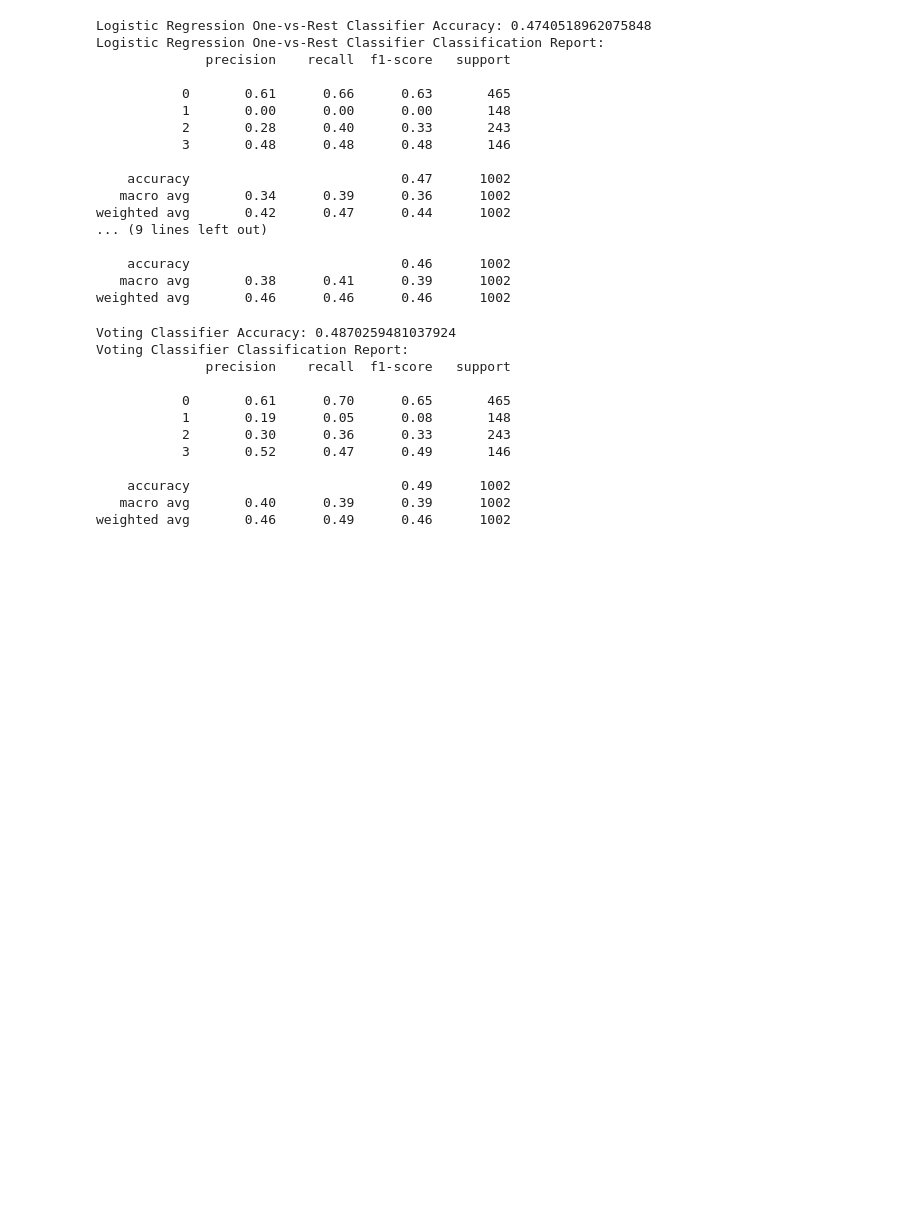
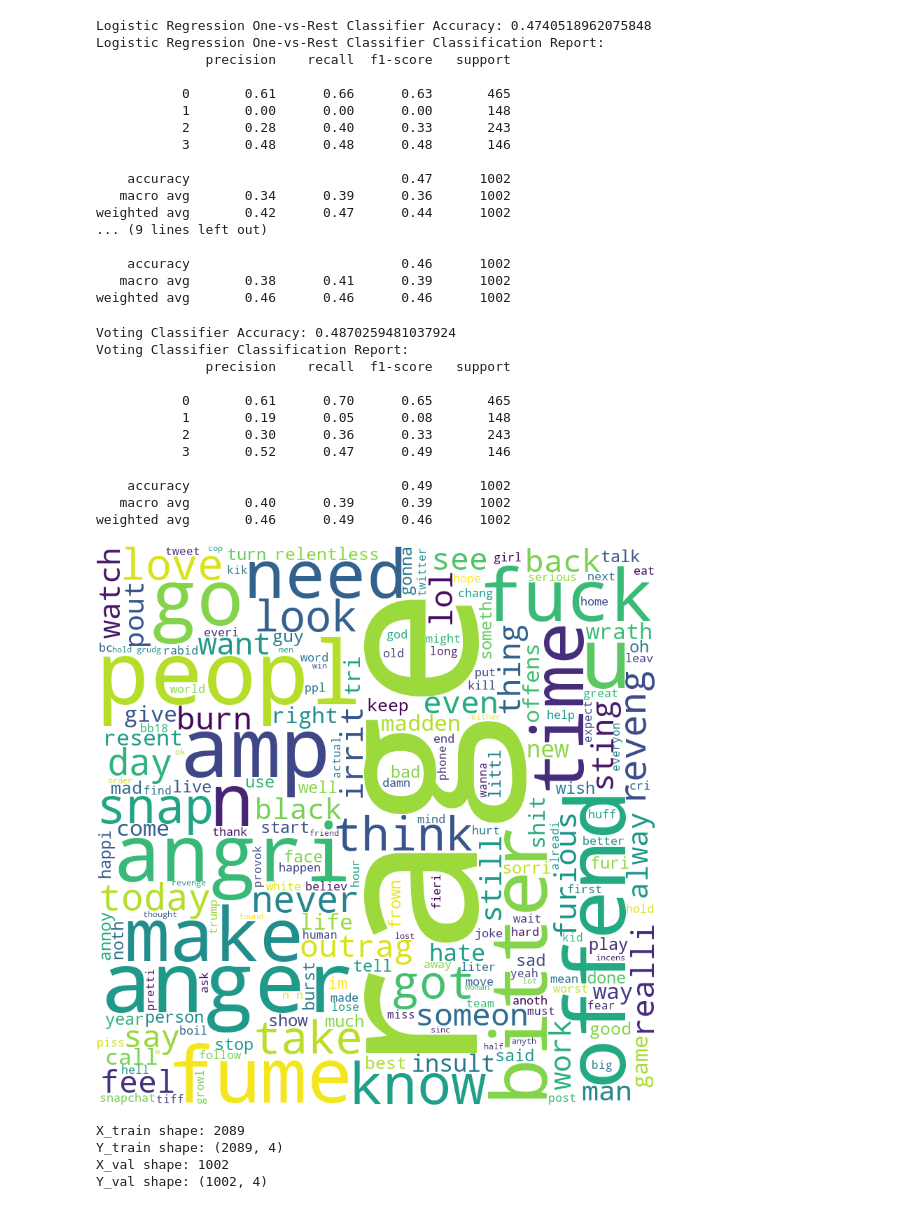
Before and after one commit to ManoharVit/Social-Media-Sentiment-Analysis, a Jupyter notebook: anger/ML_Classification_anger.ipynb, the cells around one changed output. Saved outputs shown, nothing was run; the diff lists cells and outputs as text; code cells hidden in the pictures; blank space fills up the shorter version.

```diff
--- a/anger/ML_Classification_anger.ipynb
+++ b/anger/ML_Classification_anger.ipynb
@@ -289,3 +321,48 @@ Voting Classifier Classification Report:
     accuracy                           0.49      1002
    macro avg       0.40      0.39      0.39      1002
 weighted avg       0.46      0.49      0.46      1002
+# %%
+# Combine the training data into a single string
+train_text = ' '.join(data_train['Tweet'].to_list())
+
+# Generate a word cloud from the training data
+wordcloud = WordCloud(width=800, height=800, background_color='white', min_font_size=10).generate(train_text)
+
+# Save the word cloud image
+wc_img_path = "train_wordcloud.png"
+wordcloud.to_file(wc_img_path)
+
+# Display the word cloud image
+img = PILImage.open(wc_img_path)
+display(img)
+# %% [output]
+[figure, added]
+# %%
+# Convert target variables to categorical
+y_train = to_categorical(data_train['Intensity_Class'].to_numpy())
+y_val = to_categorical(data_test['Intensity_Class'].to_numpy())
+
+
+max_features = 5000
+max_words = 100
+batch_size = 64
+epochs = 20
+num_classes = 4
+
+
+# Prepare the training and validation data
+X_train = data_train['Tweet'].to_list()
+X_val = data_test['Tweet'].to_list()
+Y_train = y_train
+Y_val = y_val
+
+# Print shapes to verify
+print(f'X_train shape: {len(X_train)}')
+print(f'Y_train shape: {Y_train.shape}')
+print(f'X_val shape: {len(X_val)}')
+print(f'Y_val shape: {Y_val.shape}')
+# %% [output]
+X_train shape: 2089
+Y_train shape: (2089, 4)
+X_val shape: 1002
+Y_val shape: (1002, 4)
```
Also changed, not shown: parts of 15 cells of this notebook, 2 other files.
